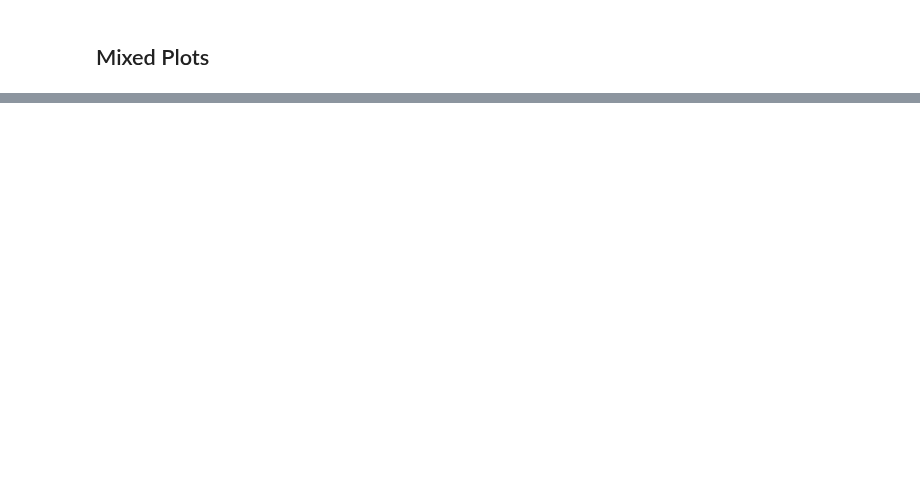
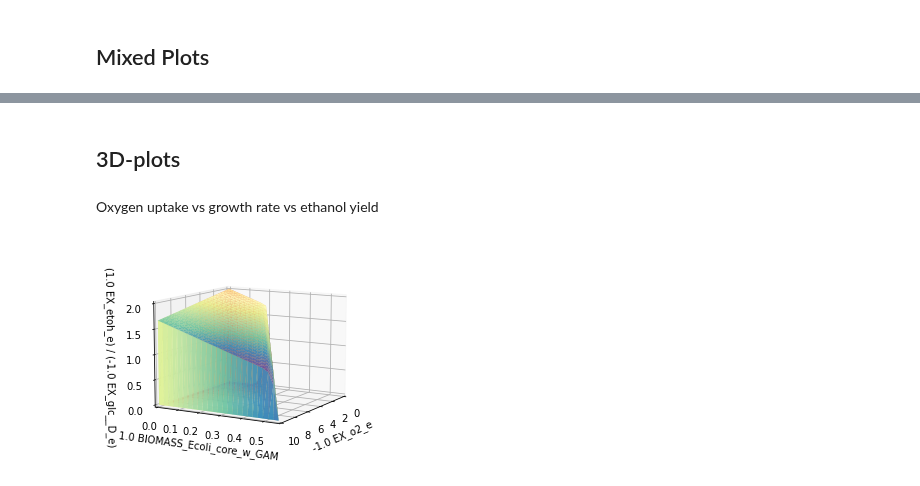
Before and after one commit to klamt-lab/straindesign, a Jupyter notebook: docs/source/examples/JN_03_plotting.ipynb, the cells around one changed output, grey strips where cells are left out. Cells and saved outputs as stored; diff of their text form; code cells hidden in the pictures; blank space fills up the shorter version.

```diff
--- a/docs/source/examples/JN_03_plotting.ipynb
+++ b/docs/source/examples/JN_03_plotting.ipynb
@@ -53,0 +72,8 @@ datapoints, triang, plot1 = sd.plot_flux_space(model1,('2 EX_ac_e + 1 EX_for_e +
+# %% [markdown]
+## 3D-plots
+# %% [markdown]
+Oxygen uptake vs growth rate vs ethanol yield
+# %%
+sd.plot_flux_space(model,('-EX_o2_e','BIOMASS_Ecoli_core_w_GAM',('EX_etoh_e','-EX_glc__D_e')),constraints='-EX_o2_e <= 10');
+# %% [output]
+[figure, added]
```
Also changed, not shown: parts of 7 cells of this notebook, 6 other files.
